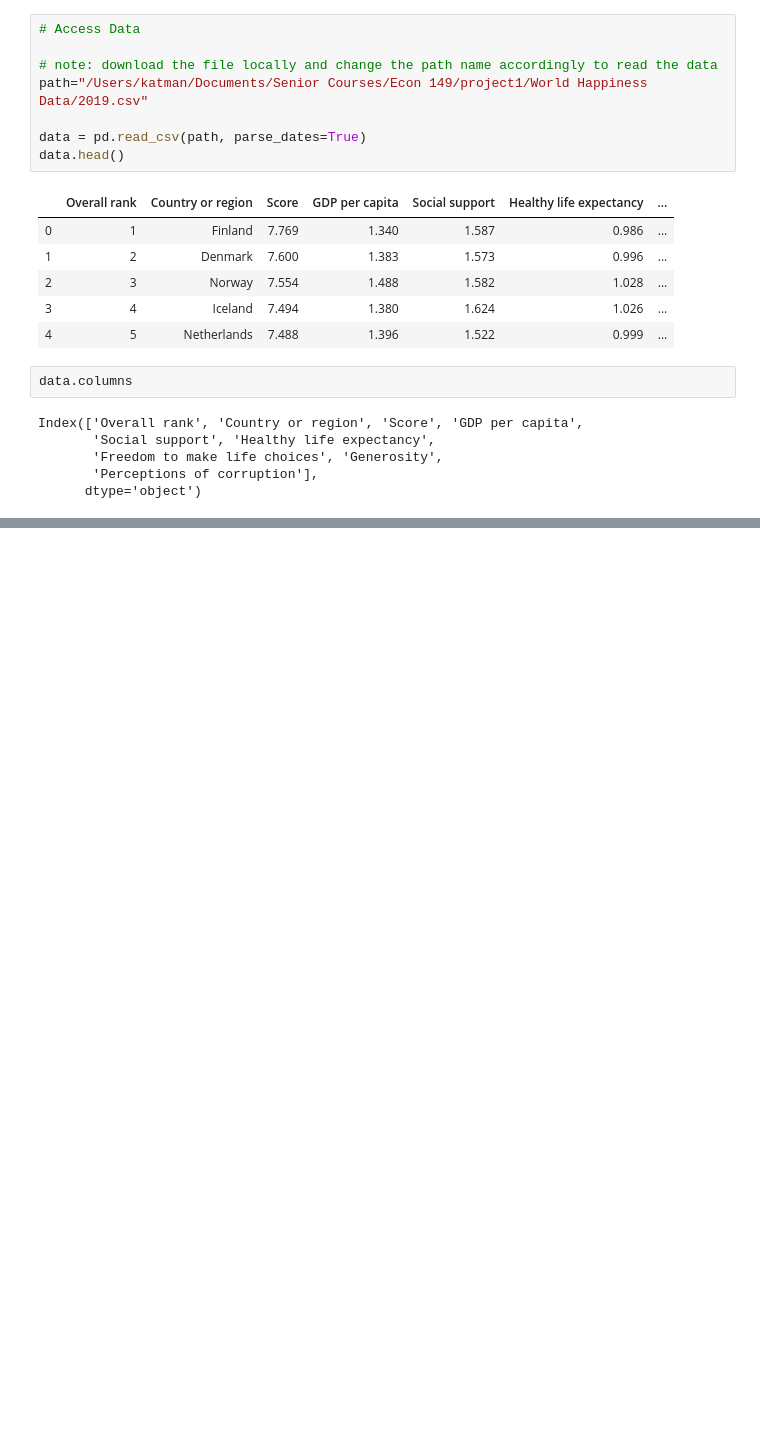
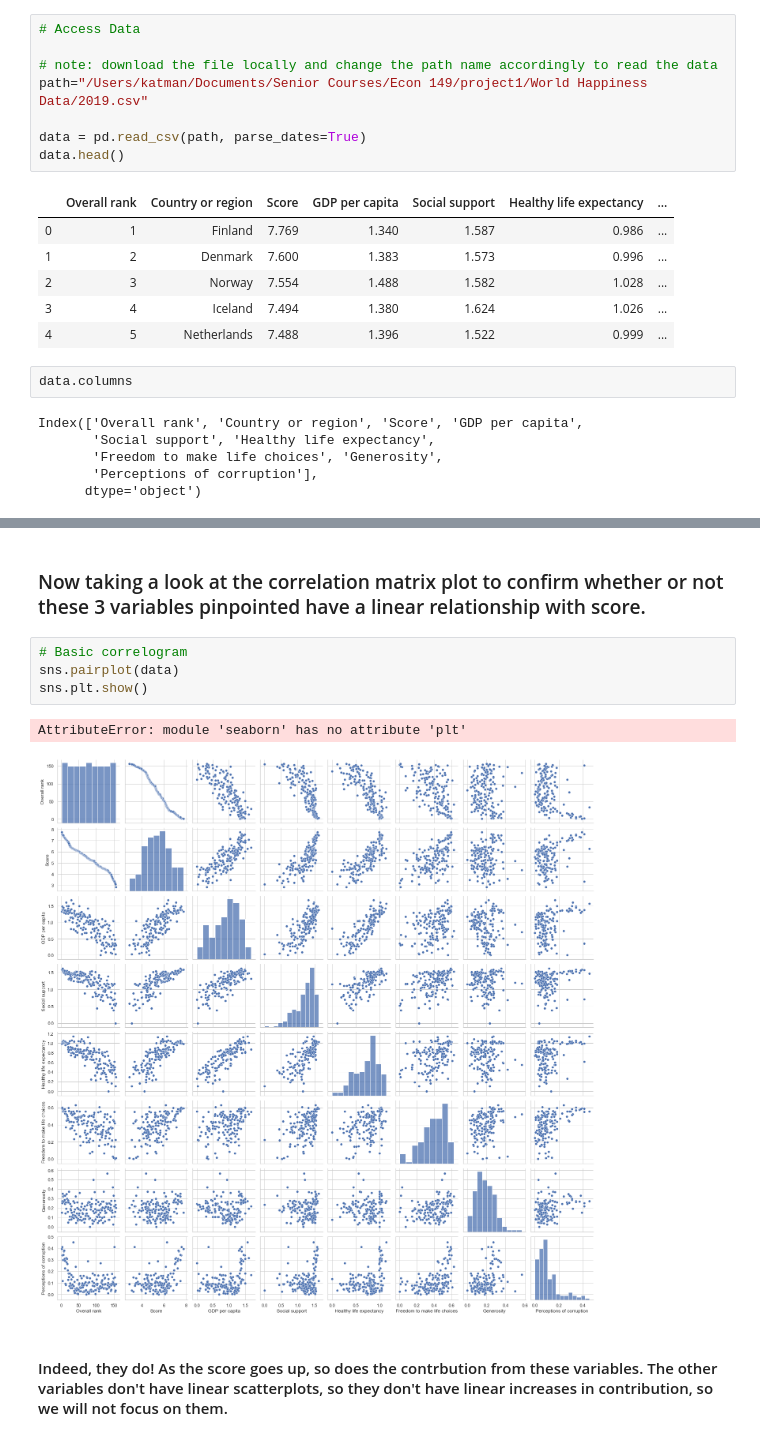
Before and after one commit to chapmal1/project1, a Jupyter notebook: project1.ipynb, the cells around one changed output, grey strips where cells are left out. Drawn from its saved outputs; the diff is of its cells as text; blank space fills up the shorter version.

```diff
--- a/project1.ipynb
+++ b/project1.ipynb
@@ -97,0 +127,11 @@ plt.show()
+# %% [markdown]
+### Now taking a look at the correlation matrix plot to confirm whether or not these 3 variables pinpointed have a linear relationship with score.
+# %%
+# Basic correlogram
+sns.pairplot(data)
+sns.plt.show()
+# %% [output]
+AttributeError: module 'seaborn' has no attribute 'plt'
+[figure, added]
+# %% [markdown]
+#### Indeed, they do! As the score goes up, so does the contrbution from these variables. The other variables don't have linear scatterplots, so they don't have linear increases in contribution, so we will not focus on them.
```
Also changed, not shown: parts of 16 cells of this notebook, 2 other files.
